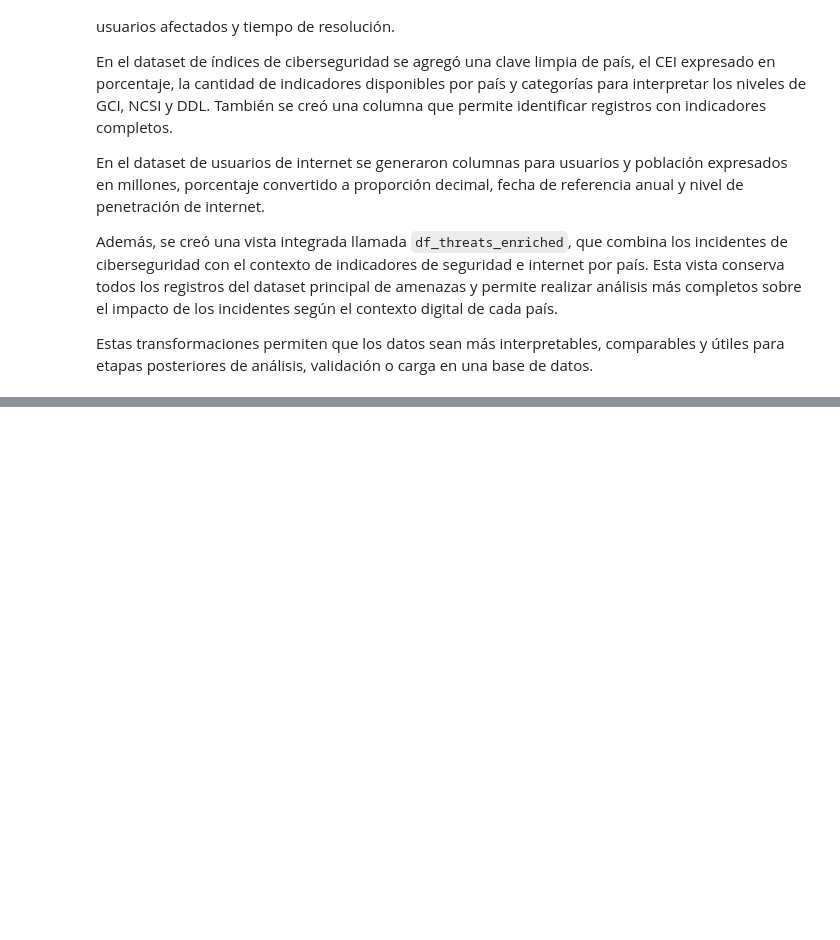
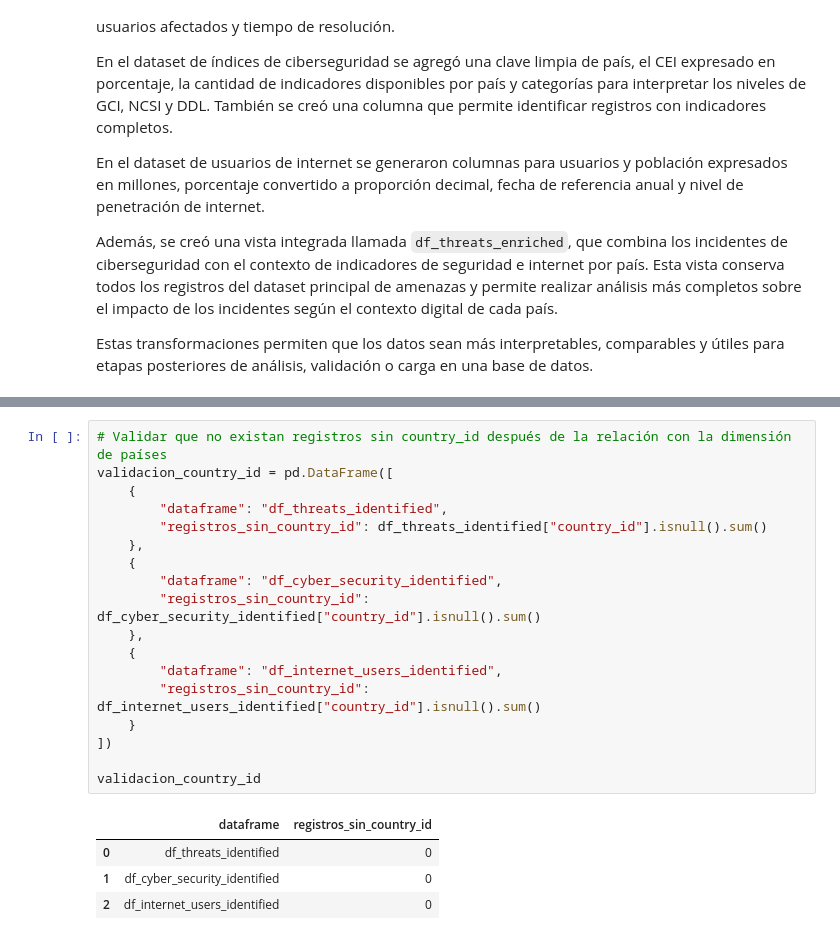
Before and after one commit to PJSA0127/Practica_G9, a Jupyter notebook: transformG9.ipynb, the cells around one changed output, grey strips where cells are left out. Drawn from its saved outputs; the diff is of its cells as text; blank space fills up the shorter version.

```diff
--- a/transformG9.ipynb
+++ b/transformG9.ipynb
@@ -1739,0 +1928,23 @@ Estas transformaciones permiten que los datos sean más interpretables, comparab
+# %%
+# Validar que no existan registros sin country_id después de la relación con la dimensión de países
+validacion_country_id = pd.DataFrame([
+    {
+        "dataframe": "df_threats_identified",
+        "registros_sin_country_id": df_threats_identified["country_id"].isnull().sum()
+    },
+    {
+        "dataframe": "df_cyber_security_identified",
+        "registros_sin_country_id": df_cyber_security_identified["country_id"].isnull().sum()
+    },
+    {
+        "dataframe": "df_internet_users_identified",
+        "registros_sin_country_id": df_internet_users_identified["country_id"].isnull().sum()
+    }
+])
+
+validacion_country_id
+# %% [output]
+|  | dataframe | registros_sin_country_id |
+| 0 | df_threats_identified | 0 |
+| 1 | df_cyber_security_identified | 0 |
+| 2 | df_internet_users_identified | 0 |
```
Also changed, not shown: parts of 19 cells of this notebook.
